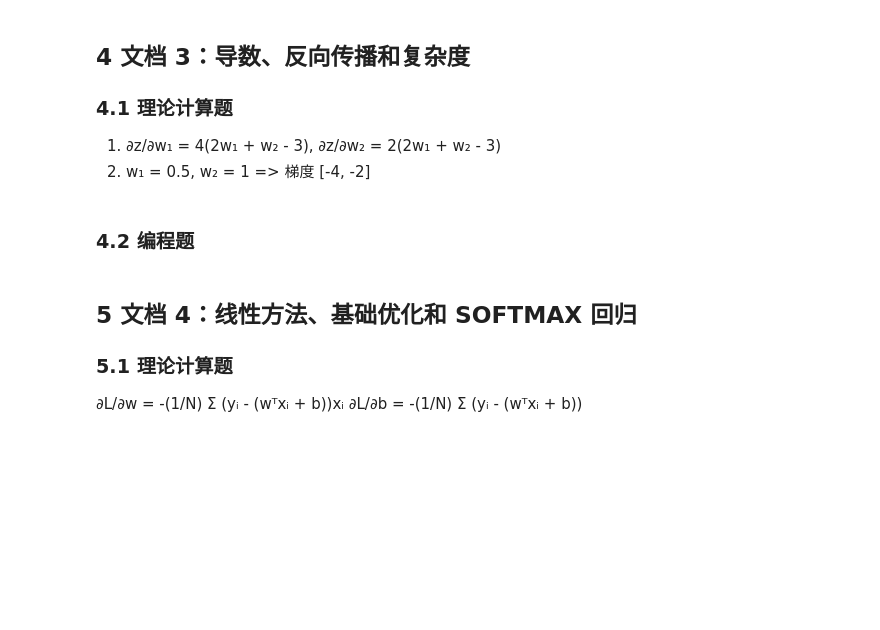
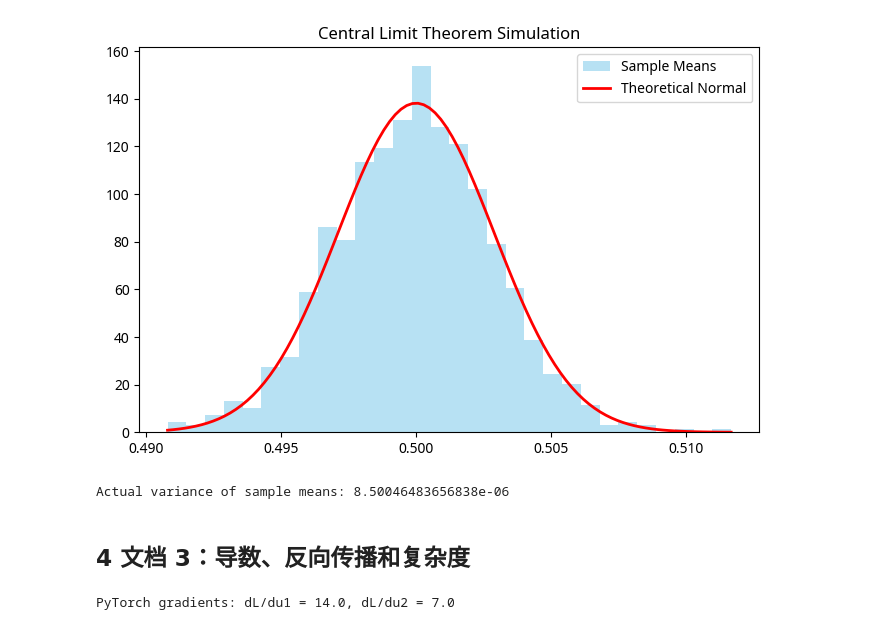
Before and after one commit to Dengxiaojian666/HW01-DengYetao, a Jupyter notebook: HW01-20234080108-邓烨涛.ipynb, the cells around one changed output. Cells and saved outputs as stored; diff of their text form; code cells hidden in the pictures; blank space fills up the shorter version.

```diff
--- a/HW01-20234080108-邓烨涛.ipynb
+++ b/HW01-20234080108-邓烨涛.ipynb
@@ -91,56 +30,34 @@ P(H|E) = (0.99 * 0.001) / (0.99 * 0.001 + 0.02 * 0.999) ≈ 0.04721
 # %%
 import numpy as np
 import matplotlib.pyplot as plt
 from scipy.stats import norm
 
-n = 10000
-m = 1000
-
+n, m = 10000, 1000
 means = np.array([np.mean(np.random.uniform(0, 1, n)) for _ in range(m)])
 
-plt.figure(figsize=(10, 6))
-plt.hist(means, bins=30, density=True, alpha=0.6, color='g', label='Sample Means')
+plt.figure(figsize=(8, 5))
+plt.hist(means, bins=30, density=True, alpha=0.6, color='skyblue', label='Sample Means')
 mu_theoretical = 0.5
 sigma_theoretical = np.sqrt((1/12) / n)
 x = np.linspace(min(means), max(means), 100)
-plt.plot(x, norm.pdf(x, mu_theoretical, sigma_theoretical), 'r-', label='Theoretical')
+plt.plot(x, norm.pdf(x, mu_theoretical, sigma_theoretical), 'r-', lw=2, label='Theoretical Normal')
+plt.title('Central Limit Theorem Simulation')
 plt.legend()
 plt.show()
 
-print("Actual variance:", np.var(means))
+print("Actual variance of sample means:", np.var(means))
+# %% [output]
+[figure, added]
+Actual variance of sample means: 8.50046483656838e-06
-# %% [markdown]
-## 4 文档 3：导数、反向传播和复杂度
-
-### 4.1 理论计算题
-
-1. ∂z/∂w₁ = 4(2w₁ + w₂ - 3), ∂z/∂w₂ = 2(2w₁ + w₂ - 3)
-2. w₁ = 0.5, w₂ = 1 => 梯度 [-4, -2]
-# %% [markdown]
-### 4.2 编程题
+# %% [markdown]
+## 4 文档 3：导数、反向传播和复杂度
 # %%
 import torch
-import numpy as np
-
 x1, u1, u2 = 2.0, 1.5, 0.5
-a = x1 * u1
-b = a + u2
-L = b**2
-
-dL_db = 2 * b
-dL_du2 = dL_db * 1
-dL_du1 = dL_db * 1 * x1
-
 u1_t = torch.tensor(u1, requires_grad=True)
 u2_t = torch.tensor(u2, requires_grad=True)
 L_t = (x1 * u1_t + u2_t)**2
 L_t.backward()
-
-print(f"Manual: du1={dL_du1}, du2={dL_du2}")
-print(f"Torch: du1={u1_t.grad}, du2={u2_t.grad}")
+print(f"PyTorch gradients: dL/du1 = {u1_t.grad.item()}, dL/du2 = {u2_t.grad.item()}")
+# %% [output]
+PyTorch gradients: dL/du1 = 14.0, dL/du2 = 7.0
-# %% [markdown]
-## 5 文档 4：线性方法、基础优化和 SOFTMAX 回归
-
-### 5.1 理论计算题
-
-∂L/∂w = -(1/N) Σ (yᵢ - (wᵀxᵢ + b))xᵢ
-∂L/∂b = -(1/N) Σ (yᵢ - (wᵀxᵢ + b))
```
Also changed, not shown: parts of 17 cells of this notebook.
